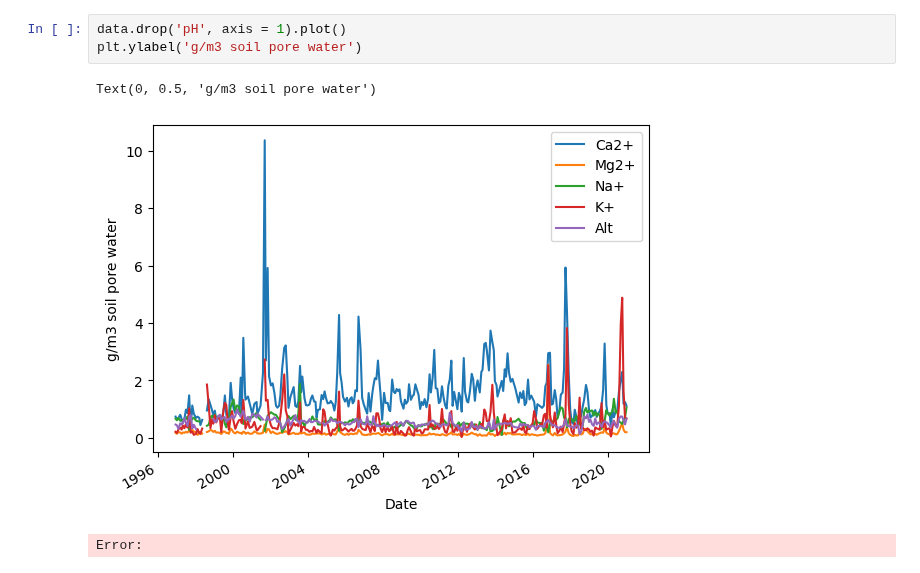
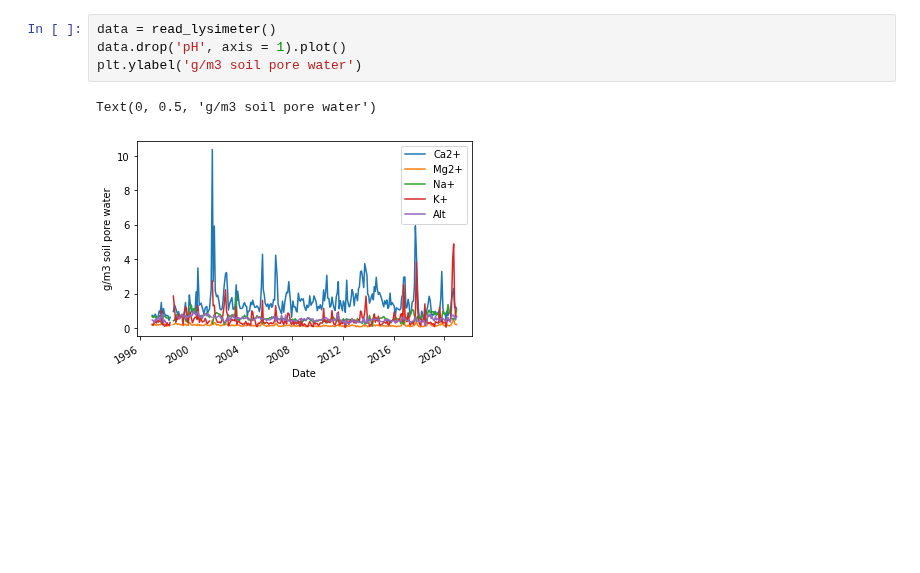
Before and after one commit to ypwong22/erw_scripts, a Jupyter notebook: read_lysmeter.ipynb, the cells around one changed output. Cells and saved outputs as stored; diff of their text form; blank space fills up the shorter version.

```diff
--- a/read_lysmeter.ipynb
+++ b/read_lysmeter.ipynb
@@ -34,7 +10,7 @@ for col in cation_mass.keys():
 # %%
+data = read_lysimeter()
 data.drop('pH', axis = 1).plot()
 plt.ylabel('g/m3 soil pore water')
 # %% [output]
 Text(0, 0.5, 'g/m3 soil pore water')
-[figure, old version]
+[figure, new version]
-Error:
```
Also changed, not shown: parts of 6 cells of this notebook, 22 other files.
